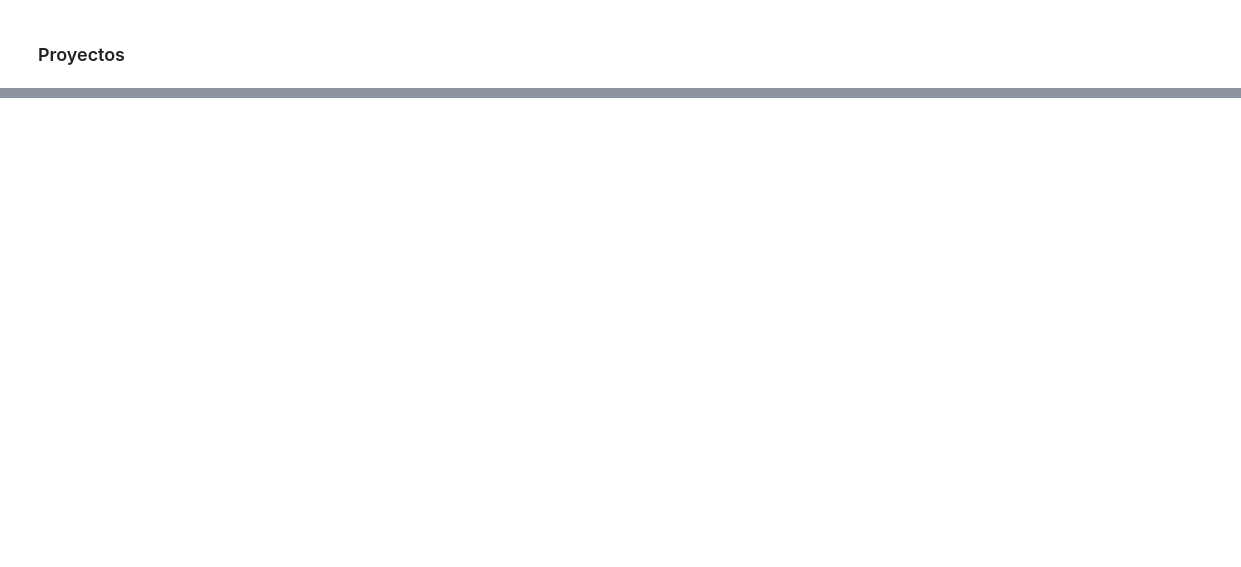
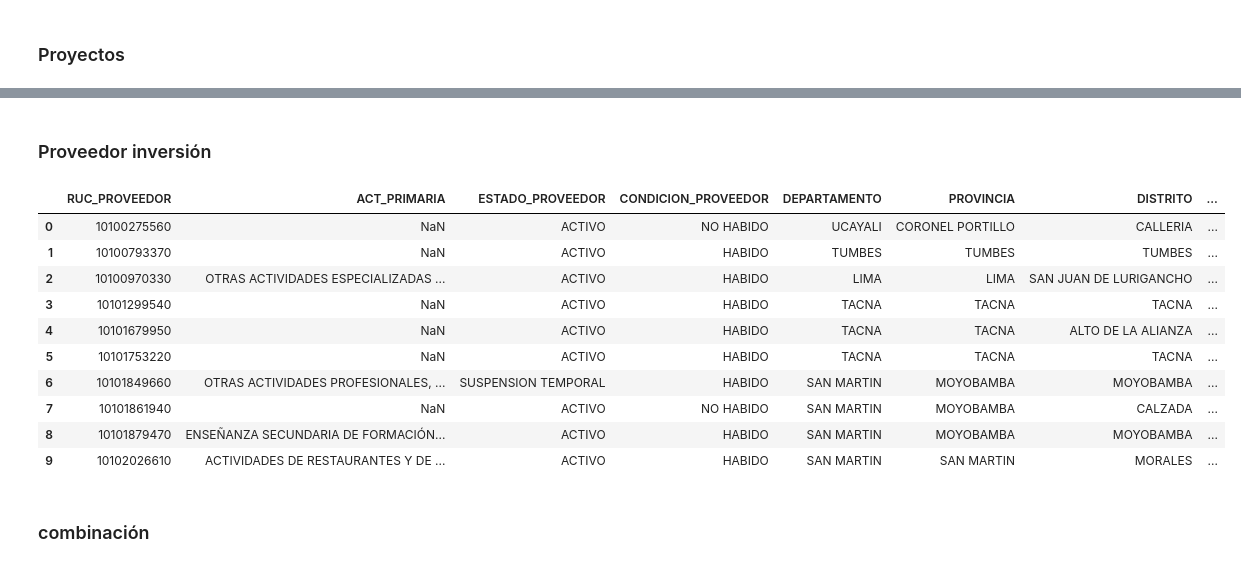
Before and after one commit to HaroldEnrique/Hackaton-CGR, a Jupyter notebook: notebooks/eda.ipynb, the cells around one changed output, grey strips where cells are left out. Drawn from its saved outputs; the diff is of its cells as text; code cells hidden in the pictures; blank space fills up the shorter version.

```diff
--- a/notebooks/eda.ipynb
+++ b/notebooks/eda.ipynb
@@ -259,0 +189,2 @@ Name: count, dtype: int64
+# %% [markdown]
+### Proveedor inversión
@@ -259,0 +203,20 @@ Name: count, dtype: int64
+# %%
+### master proveedor
+
+path_master_proveedor= 'C:/Users/soporte/Documents/cdr/data/07_DS_PROYECTOS DE INVERSION/master_proveedor.csv'
+
+df_master_proveedor = pd.read_csv(path_master_proveedor)
+# %%
+df_master_proveedor.head(10)
+# %% [output]
+|  | RUC_PROVEEDOR | ACT_PRIMARIA | ESTADO_PROVEEDOR | CONDICION_PROVEEDOR | DEPARTAMENTO | PROVINCIA | DISTRITO | ... |
+| 0 | 10100275560 | NaN | ACTIVO | NO HABIDO | UCAYALI | CORONEL PORTILLO | CALLERIA | ... |
+| 1 | 10100793370 | NaN | ACTIVO | HABIDO | TUMBES | TUMBES | TUMBES | ... |
+| 2 | 10100970330 | OTRAS ACTIVIDADES ESPECIALIZADAS ... | ACTIVO | HABIDO | LIMA | LIMA | SAN JUAN DE LURIGANCHO | ... |
+| 3 | 10101299540 | NaN | ACTIVO | HABIDO | TACNA | TACNA | TACNA | ... |
+| 4 | 10101679950 | NaN | ACTIVO | HABIDO | TACNA | TACNA | ALTO DE LA ALIANZA | ... |
+| 5 | 10101753220 | NaN | ACTIVO | HABIDO | TACNA | TACNA | TACNA | ... |
+| 6 | 10101849660 | OTRAS ACTIVIDADES PROFESIONALES, ... | SUSPENSION TEMPORAL | HABIDO | SAN MARTIN | MOYOBAMBA | MOYOBAMBA | ... |
+| 7 | 10101861940 | NaN | ACTIVO | NO HABIDO | SAN MARTIN | MOYOBAMBA | CALZADA | ... |
+| 8 | 10101879470 | ENSEÑANZA SECUNDARIA DE FORMACIÓN... | ACTIVO | HABIDO | SAN MARTIN | MOYOBAMBA | MOYOBAMBA | ... |
+| 9 | 10102026610 | ACTIVIDADES DE RESTAURANTES Y DE ... | ACTIVO | HABIDO | SAN MARTIN | SAN MARTIN | MORALES | ... |
@@ -259,0 +225,2 @@ Name: count, dtype: int64
+# %% [markdown]
+### combinación
```
Also changed, not shown: parts of 83 cells of this notebook.
